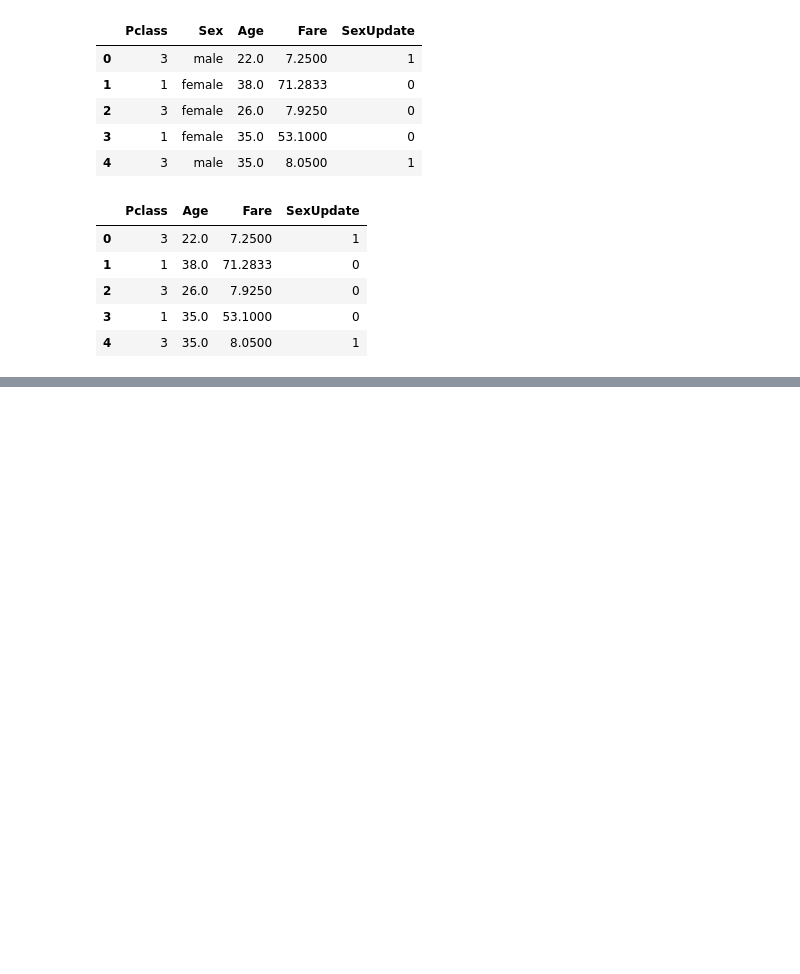
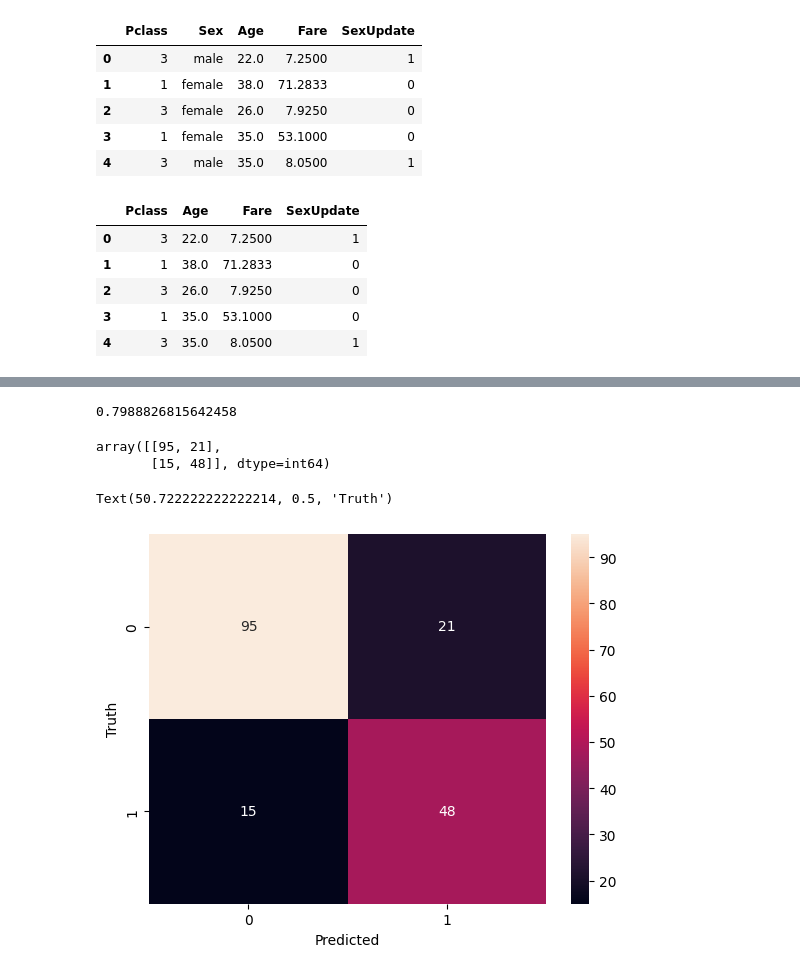
Before and after one commit to AnshulBadoni/MachineLearning, a Jupyter notebook: Decision_tree/excercise.ipynb, the cells around one changed output, grey strips where cells are left out. Saved outputs shown, nothing was run; the diff lists cells and outputs as text; code cells hidden in the pictures; blank space fills up the shorter version.

```diff
--- a/Decision_tree/excercise.ipynb
+++ b/Decision_tree/excercise.ipynb
@@ -51,7 +112,7 @@ inputnew.head()
 # %%
 x_train,x_test,y_train,y_test = train_test_split(inputnew,target,train_size=0.8)
 # %%
-model = tree.DecisionTreeClassifier
+model = tree.DecisionTreeClassifier()
 # %%
 x_test
 # %% [output]
@@ -87,0 +157,24 @@ model.fit(x_train,y_train)
+# %%
+model.score(x_test,y_test)
+# %% [output]
+0.7988826815642458
+# %%
+y_predict = model.predict(x_test)
+from sklearn.metrics import confusion_matrix
+
+cm = confusion_matrix(y_test, y_predict)
+cm
+# %% [output]
+array([[95, 21],
+       [15, 48]], dtype=int64)
+# %%
+import seaborn as sns
+import matplotlib.pyplot as plt
+%matplotlib inline
+plt.figure()
+sns.heatmap(cm, annot=True)
+plt.xlabel('Predicted')
+plt.ylabel('Truth')
+# %% [output]
+Text(50.722222222222214, 0.5, 'Truth')
+[figure, added]
```
Also changed, not shown: parts of 10 cells of this notebook, 3 other files.
